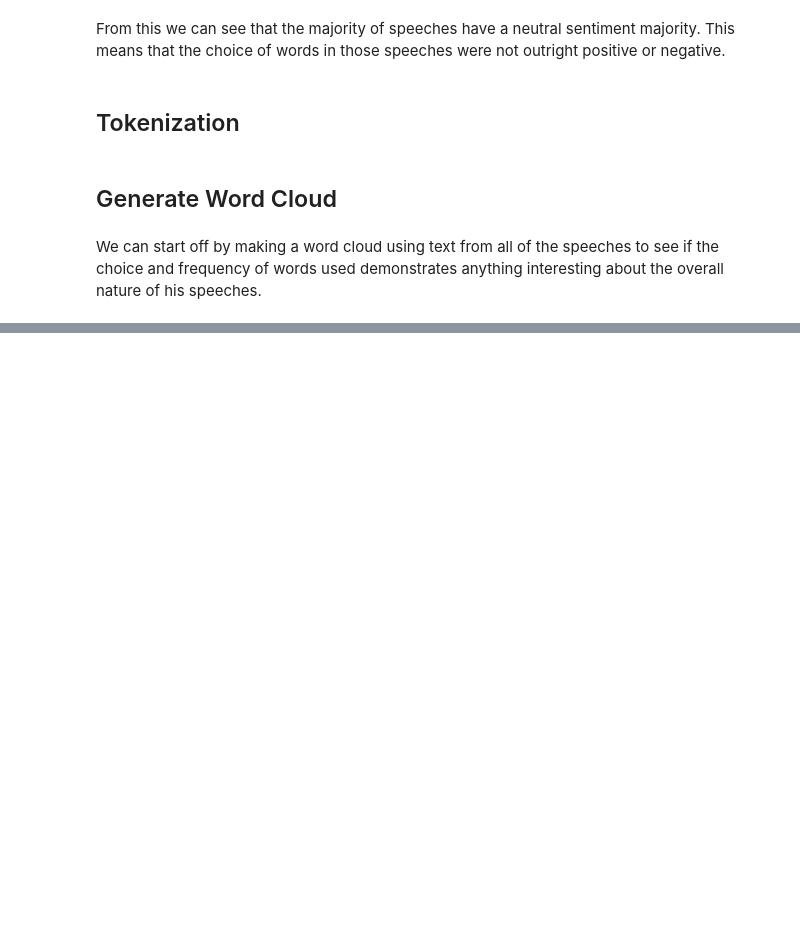
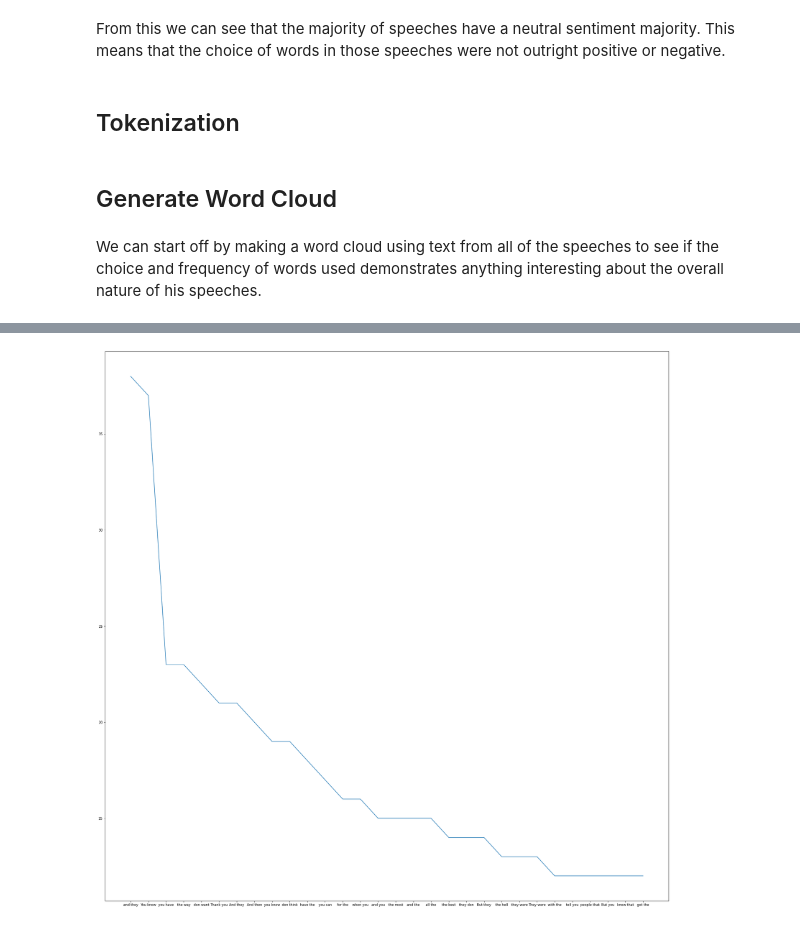
Before and after one commit to aishmore/Speech-Analysis, a Jupyter notebook: trump-rally-speech-nlp-analysis.ipynb, the cells around one changed output, grey strips where cells are left out. Saved outputs shown, nothing was run; the diff lists cells and outputs as text; code cells hidden in the pictures; blank space fills up the shorter version.

```diff
--- a/trump-rally-speech-nlp-analysis.ipynb
+++ b/trump-rally-speech-nlp-analysis.ipynb
@@ -130,11 +134,14 @@ for elem in elems:
 # %%
-#Frequency of words in each speech
+#Frequency of words in each speech and remove stop words from count
 speech_fdist = []
 fdist = FreqDist()
 for speech in list_of_speech:
     for sentence in sent_tokenize(speech):
+        sentence = re.sub(r'\b\w{1,2}\b', '', sentence)
+        sentence = re.sub(r'[^\w]', ' ', sentence)
         for word in word_tokenize(sentence):
-            fdist[word] += 1
+            if word not in stop_words:
+                fdist[word] += 1
     speech_fdist.append(fdist)
     fdist = FreqDist()
 # %% [markdown]
@@ -253,0 +265,27 @@ plt.imshow(wordcloud)
+# %%
+#develop bigrams for speeches
+bigram_speech = []
+speeches = df.Speech
+for speech in speeches:
+    speech = re.sub(r'\b\w{1,2}\b', '', speech)
+    speech = re.sub(r'[^\w]', ' ', speech)
+    speech_bigrams = (bigrams(word_tokenize(speech)))
+
+#convert bigram tuples to strings
+for bigram in speech_bigrams:
+    bigram = ' '.join(bigram)
+    bigram_speech.append(bigram)
+# %%
+#get frequecy of word-pairs
+bi_grams_freq = FreqDist(bigram_speech)
+mostCommonBigrams= bi_grams_freq.most_common(30)
+
+bigram = [bigram[0] for bigram in mostCommonBigrams]
+count = [bigram[1] for bigram in mostCommonBigrams]
+# %%
+#plot bigram frequency
+plt.figure(figsize=(30,30))
+plt.plot(bigram,count)
+plt.show()
+# %% [output]
+[figure, added]
```
Also changed, not shown: parts of 15 cells of this notebook.
